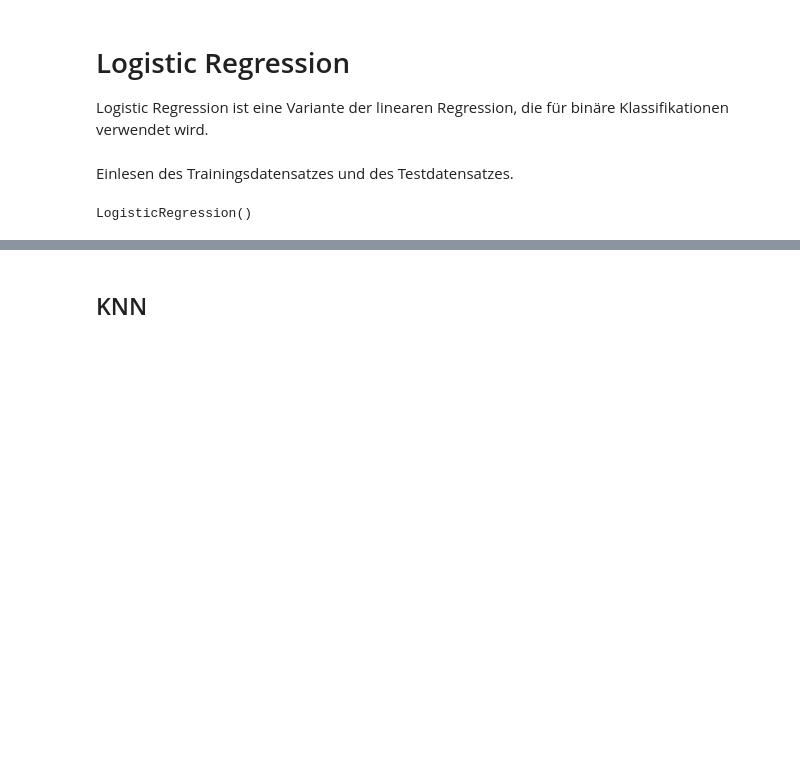
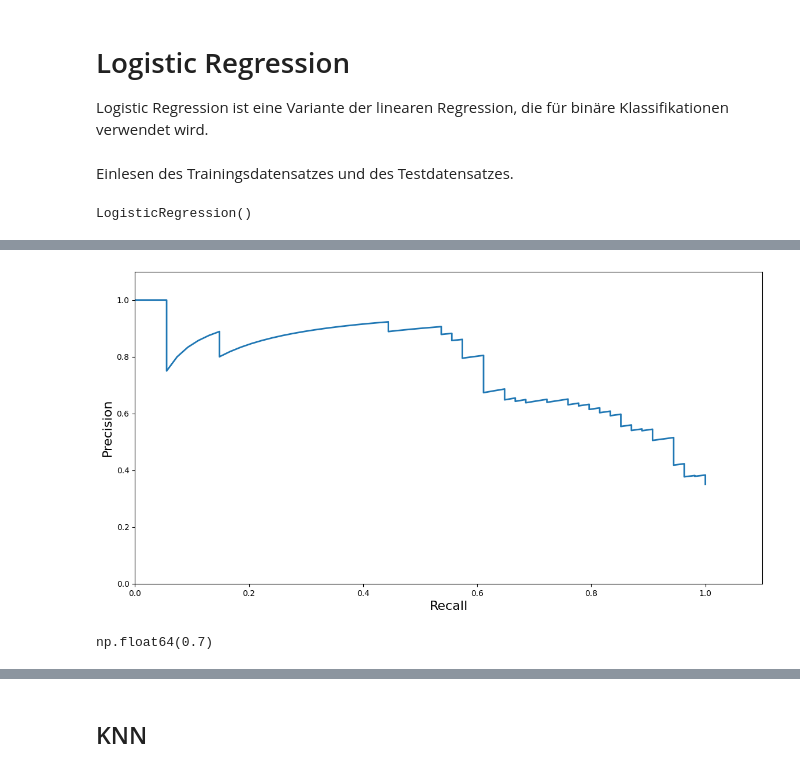
Before and after one commit to ricpnk/project_diabetes_prediction, a Jupyter notebook: notebooks/model_training.ipynb, the cells around one changed output, grey strips where cells are left out. Drawn from its saved outputs; the diff is of its cells as text; code cells hidden in the pictures; blank space fills up the shorter version.

```diff
--- a/notebooks/model_training.ipynb
+++ b/notebooks/model_training.ipynb
@@ -25,0 +83,27 @@ LogisticRegression()
+# %%
+from sklearn.metrics import precision_recall_curve
+
+# getting the probabilities of our predictions
+y_scores = logreg.predict_proba(test_set)
+y_scores = y_scores[:,1]
+
+precision, recall, threshold = precision_recall_curve(test_labels, y_scores, pos_label=1)
+
+# plotting them against each other
+def plot_precision_recall_curve(precision, recall, label=None):
+    plt.plot(recall, precision, linewidth=2, label=label)
+    plt.axis([0, 1.1, 0, 1.1])
+    plt.xlabel('Recall', fontsize=16)
+    plt.ylabel('Precision', fontsize=16)
+
+plt.figure(figsize=(14, 7))
+plot_precision_recall_curve(precision, recall)
+plt.show()
+# %% [output]
+[figure, added]
+# %%
+from sklearn.metrics import f1_score
+
+round(f1_score(test_labels, predictions, pos_label=1),2)
+# %% [output]
+np.float64(0.7)
```
Also changed, not shown: parts of 7 cells of this notebook.
